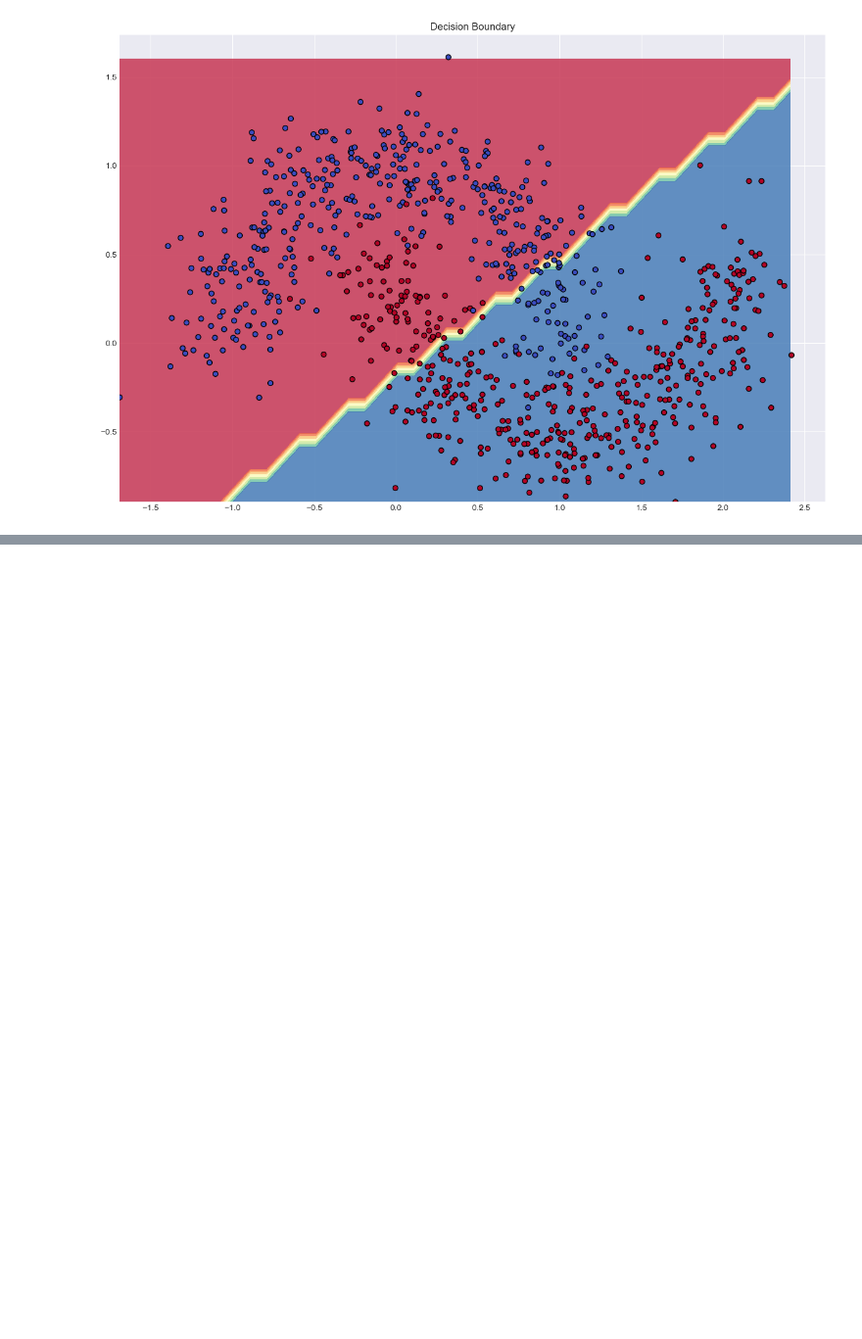
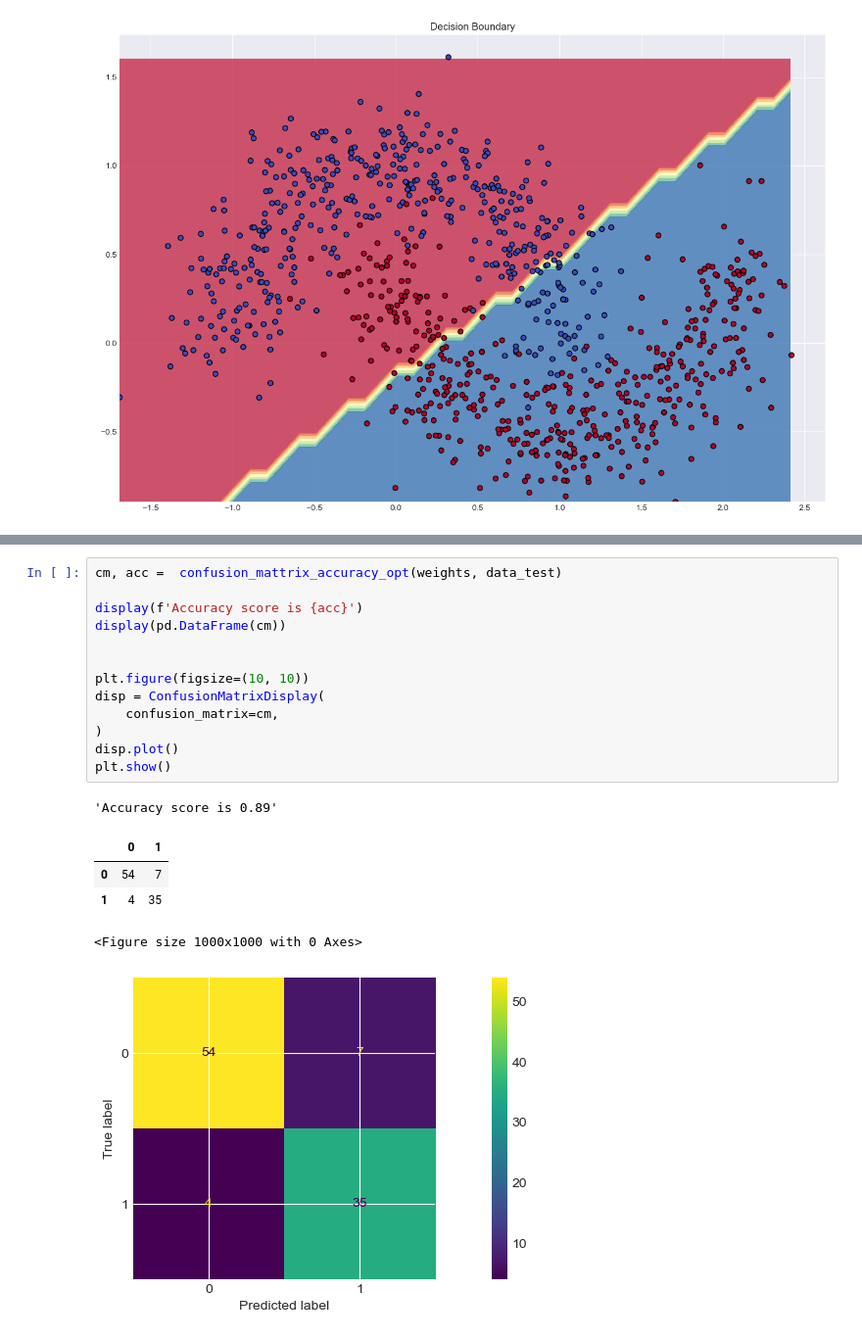
Before and after one commit to sngrajesh/DeepLearningAndNeuralNetworks, a Jupyter notebook: Day02/L02_single_layer_network.ipynb, the cells around one changed output, grey strips where cells are left out. Shown at 98% size. Cells and saved outputs as stored; diff of their text form; blank space fills up the shorter version.

```diff
--- a/Day02/L02_single_layer_network.ipynb
+++ b/Day02/L02_single_layer_network.ipynb
@@ -246,0 +285,20 @@ PLOT CM
+# %%
+cm, acc =  confusion_mattrix_accuracy_opt(weights, data_test)
+
+display(f'Accuracy score is {acc}')
+display(pd.DataFrame(cm))
+
+
+plt.figure(figsize=(10, 10))
+disp = ConfusionMatrixDisplay(
+    confusion_matrix=cm,
+)
+disp.plot()
+plt.show()
+# %% [output]
+'Accuracy score is 0.89'
+|  | 0 | 1 |
+| 0 | 54 | 7 |
+| 1 | 4 | 35 |
+<Figure size 1000x1000 with 0 Axes>
+[figure, added]
```
Also changed, not shown: parts of 4 cells of this notebook.
